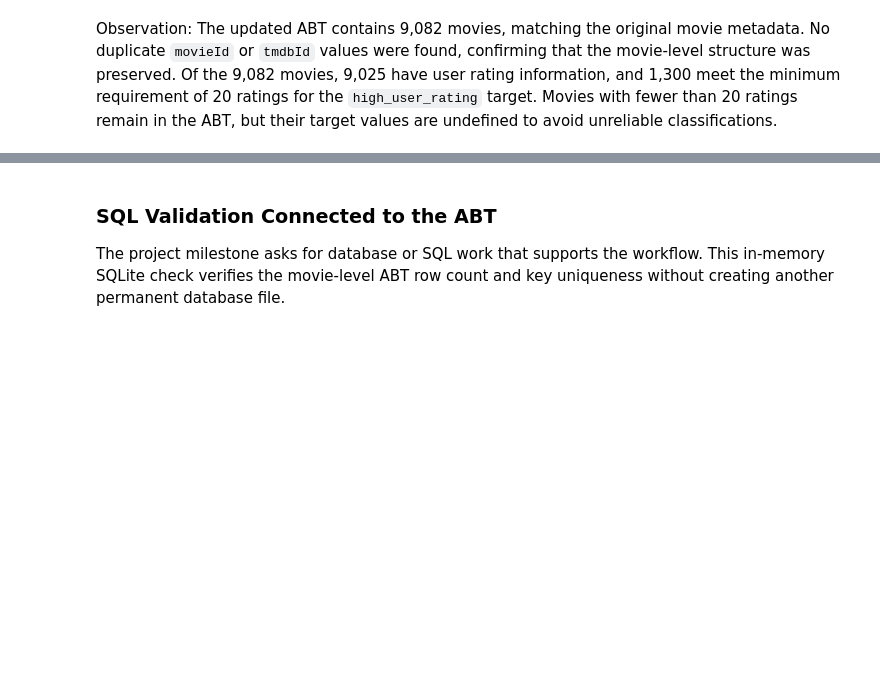
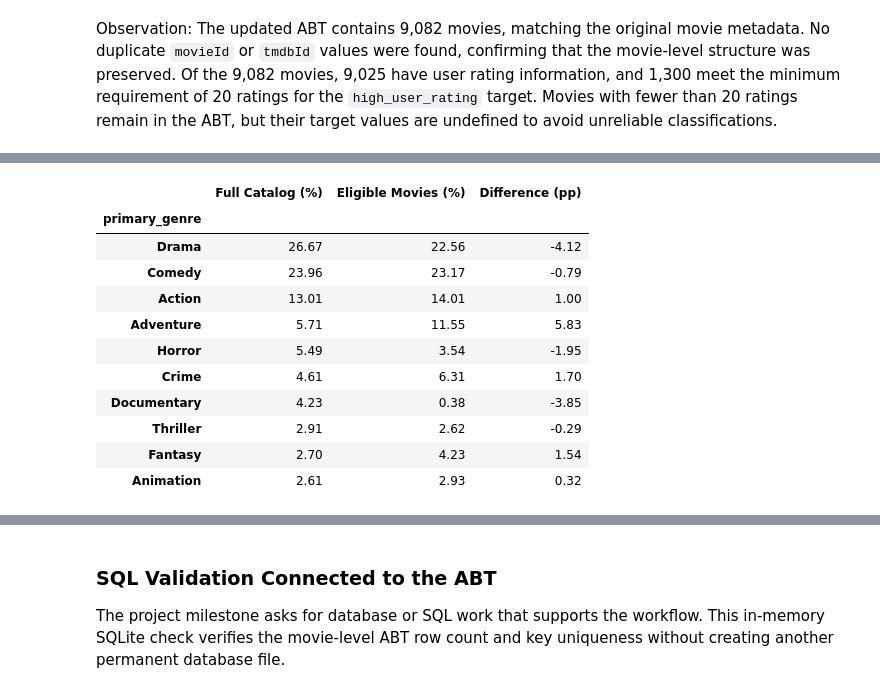
Before and after one commit to kalshaikhli/ban6003-movies-project-Karrar, a Jupyter notebook: notebooks/movies_project_starter.ipynb, the cells around one changed output, grey strips where cells are left out. Cells and saved outputs as stored; diff of their text form; code cells hidden in the pictures; blank space fills up the shorter version.

```diff
--- a/notebooks/movies_project_starter.ipynb
+++ b/notebooks/movies_project_starter.ipynb
@@ -837,0 +915,46 @@ Observation: The updated ABT contains 9,082 movies, matching the original movie
+# %%
+# Karrar note: Day 4 - Compare genre distributions
+
+# Calculate genre percentages for the full catalog
+full_genres = (
+    abt["primary_genre"]
+    .value_counts(normalize=True)
+    .mul(100)
+)
+
+# Calculate genre percentages for eligible movies
+eligible_genres = (
+    eligible_movies["primary_genre"]
+    .value_counts(normalize=True)
+    .mul(100)
+)
+
+# Compare genre distributions
+genre_comparison = pd.DataFrame({
+    "Full Catalog (%)": full_genres,
+    "Eligible Movies (%)": eligible_genres
+}).fillna(0)
+
+# Calculate percentage-point differences
+genre_comparison["Difference (pp)"] = (
+    genre_comparison["Eligible Movies (%)"]
+    - genre_comparison["Full Catalog (%)"]
+)
+
+# Display the 10 most common genres in the full catalog
+top_genres = abt["primary_genre"].value_counts().head(10).index
+
+display(genre_comparison.loc[top_genres].round(2))
+# %% [output]
+|  | Full Catalog (%) | Eligible Movies (%) | Difference (pp) |
+| primary_genre |  |  |  |
+| Drama | 26.67 | 22.56 | -4.12 |
+| Comedy | 23.96 | 23.17 | -0.79 |
+| Action | 13.01 | 14.01 | 1.00 |
+| Adventure | 5.71 | 11.55 | 5.83 |
+| Horror | 5.49 | 3.54 | -1.95 |
+| Crime | 4.61 | 6.31 | 1.70 |
+| Documentary | 4.23 | 0.38 | -3.85 |
+| Thriller | 2.91 | 2.62 | -0.29 |
+| Fantasy | 2.70 | 4.23 | 1.54 |
+| Animation | 2.61 | 2.93 | 0.32 |
```
Also changed, not shown: parts of 5 cells of this notebook.
